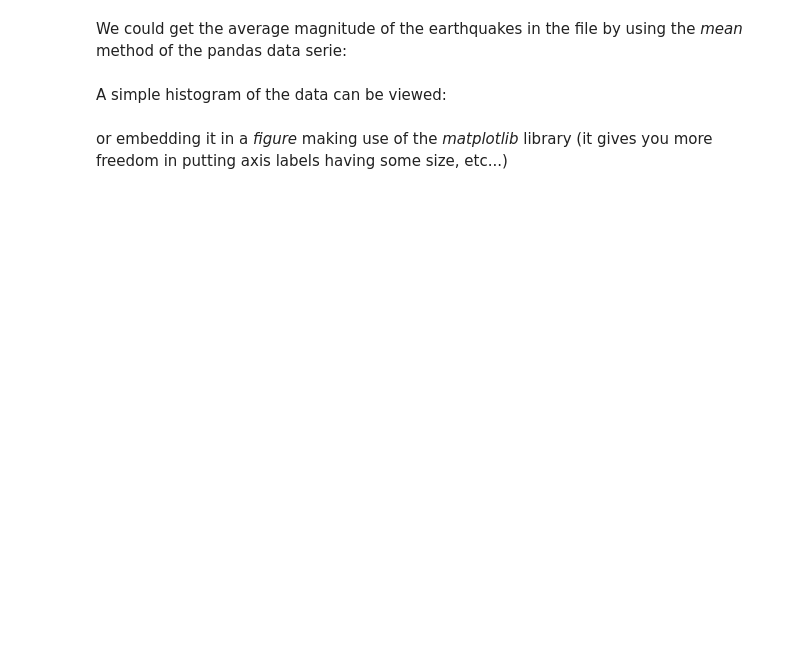
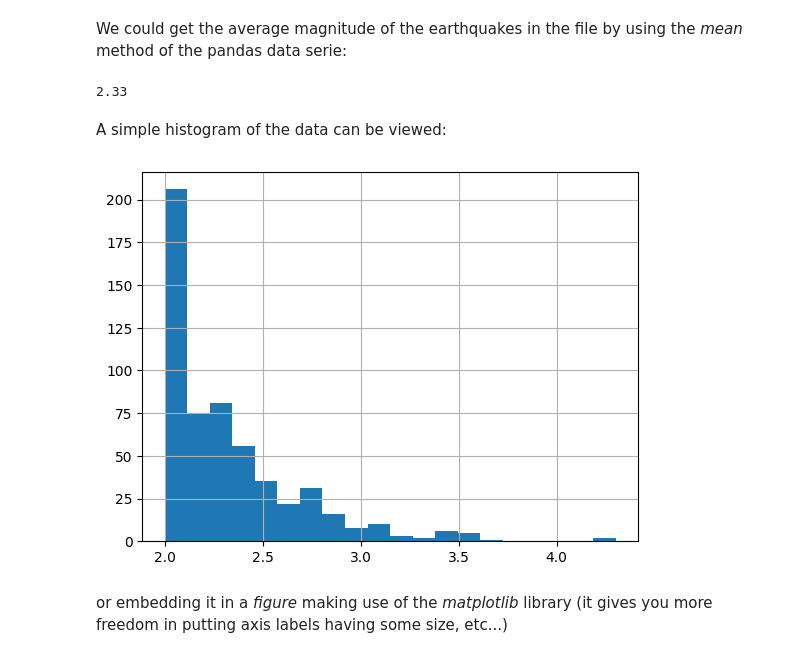
Before and after one commit to Mauro-Prencipe/Python_course_2024, a Jupyter notebook: L6_classes.ipynb, the cells around one changed output. Cells and saved outputs as stored; diff of their text form; code cells hidden in the pictures; blank space fills up the shorter version.

```diff
--- a/L6_classes.ipynb
+++ b/L6_classes.ipynb
@@ -585,11 +693,15 @@ type(sicilia_magnitude)
 # %% [markdown]
 We could get the average magnitude of the earthquakes in the file by using the *mean* method of the pandas data serie:
 # %%
-sicilia_magnitude.mean()
+sicilia_magnitude.mean().round(2)
+# %% [output]
+2.33
 # %% [markdown]
 A simple histogram of the data can be viewed:
 # %%
-sicilia_magnitude.hist(bins=20)
+_ = sicilia_magnitude.hist(bins=20)
+# %% [output]
+[figure, added]
 # %% [markdown]
 or embedding it in a *figure* making use of the *matplotlib* library (it gives you more freedom in putting axis labels having some size, etc...)
 # %%
```
Also changed, not shown: parts of 55 cells of this notebook.
